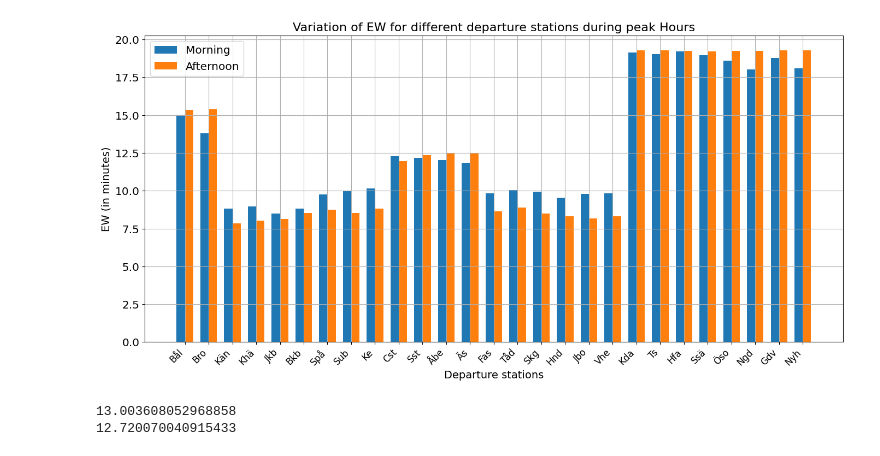
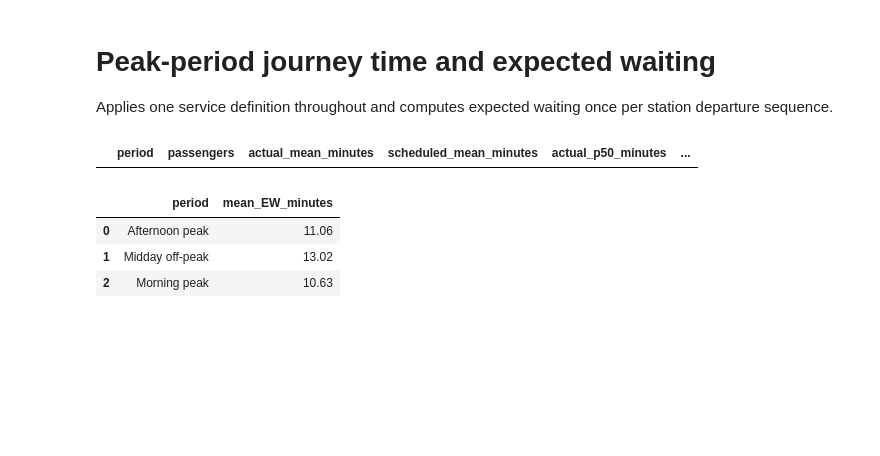
Before and after one commit to abdeaitali/k2-respunkt, a Jupyter notebook: vizualisation/viz_main_peak.ipynb, the cells around one changed output. Drawn from its saved outputs; the diff is of its cells as text; code cells hidden in the pictures; blank space fills up the shorter version.

```diff
--- a/vizualisation/viz_main_peak.ipynb
+++ b/vizualisation/viz_main_peak.ipynb
@@ -776,41 +1,29 @@ for station in stations_south_to_north:
-# %%
-# Plotting
-x = np.arange(len(stations_south_to_north))  # the label locations
-width = 0.35  # the width of the bars
-
-fig, ax = plt.subplots(figsize=(14, 7))
-
-# Plot bars for morning and afternoon EW
-rects1 = ax.bar(x - width/2, ew_morning_list, width, label='Morning')
-rects2 = ax.bar(x + width/2, ew_afternoon_list, width, label='Afternoon')
-
-# Add labels, title, and custom x-axis tick labels
-ax.set_xlabel('Departure stations', fontsize=14)
-ax.set_ylabel('EW (in minutes)', fontsize=14)
-ax.set_title('Variation of EW for different departure stations during peak Hours', fontsize=16)
-ax.set_xticks(x)
-ax.set_xticklabels(stations_south_to_north, rotation=45, ha="right", fontsize=12)
-ax.legend(fontsize=12)
-
-# Add a grid
-ax.grid(True)
-
-# Add a legend
-ax.legend()
-
-# Adjust layout
-plt.tight_layout()
-
-# Show the plot
-plt.show()
-# %% [output]
-[figure, removed]
-# %%
-import statistics
-
-# Calculate and print the mean value for each list
-print(statistics.mean(ew_morning_list))
-print(statistics.mean(ew_afternoon_list))
-# %% [output]
-13.003608052968858
-12.720070040915433
+# %% [markdown]
+# Peak-period journey time and expected waiting
+
+Applies one service definition throughout and computes expected waiting once per station departure sequence.
+# %%
+from pathlib import Path
+import sys
+import pandas as pd
+from IPython.display import Image, Markdown, display
+
+ROOT = Path.cwd().resolve()
+while not (ROOT / 'src').is_dir() and ROOT != ROOT.parent:
+    ROOT = ROOT.parent
+if str(ROOT) not in sys.path:
+    sys.path.insert(0, str(ROOT))
+OUTPUT = ROOT / 'output'
+pd.set_option('display.max_columns', 100)
+pd.set_option('display.float_format', lambda value: f'{value:,.2f}')
+# %%
+journeys = pd.read_csv(OUTPUT / 'tables' / 'journey_time_summary.csv')
+waiting = pd.read_csv(OUTPUT / 'tables' / 'expected_wait_by_station.csv')
+display(journeys.loc[journeys.period.isin(['morning', 'afternoon'])])
+display(waiting.groupby('period', as_index=False).agg(mean_EW_minutes=('EW_minutes', 'mean')))
+# %% [output]
+|  | period | passengers | actual_mean_minutes | scheduled_mean_minutes | actual_p50_minutes | ... |
+|  | period | mean_EW_minutes |
+| 0 | Afternoon peak | 11.06 |
+| 1 | Midday off-peak | 13.02 |
+| 2 | Morning peak | 10.63 |
```
Also changed, not shown: parts of 42 cells of this notebook, 52 other files.
